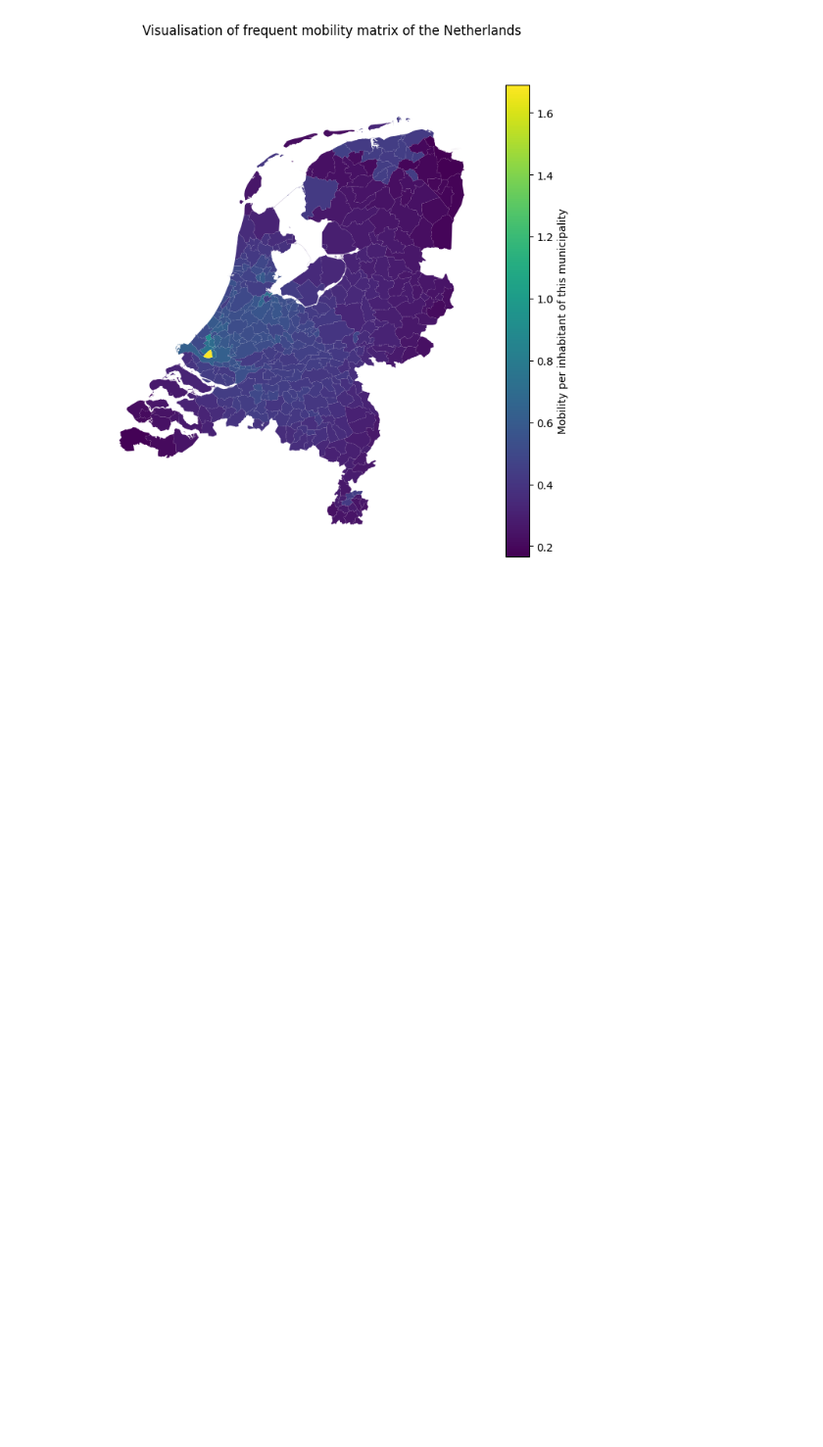
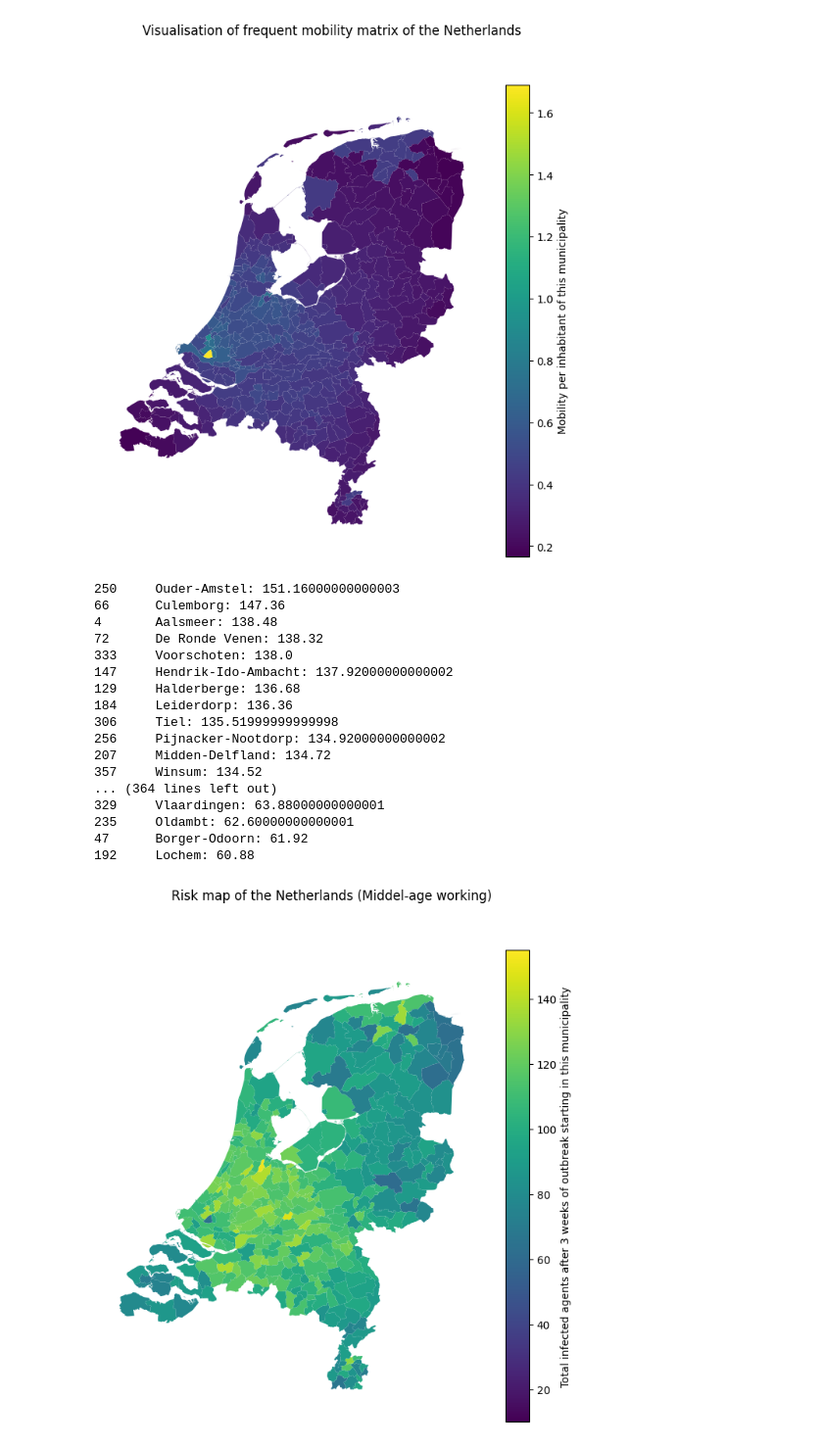
Before and after one commit to larsdekwant/covid-gravity-model, a Jupyter notebook: riskmap.ipynb, the cells around one changed output. Shown at 98% size. Cells and saved outputs as stored; diff of their text form; code cells hidden in the pictures; blank space fills up the shorter version.

Commit message:
cleanup results of riskmap

```diff
--- a/riskmap.ipynb
+++ b/riskmap.ipynb
@@ -986,3 +992,40 @@ for loc in range(380):
 create_spatial_plot(mobility_map, 'Visualisation of frequent mobility matrix of the Netherlands', 'Mobility per inhabitant of this municipality')
 # %% [output]
 [figure]
+# %%
+demo = 5
+
+loc_name = np.array(pd.read_pickle(os.path.normpath('cluster/results/Gemeenten.pkl'))).T[0]
+
+infected_per_municipality = np.load(os.getcwd() + f'/cluster/results/{demo}/High/Infected_Per_Municipality_{demo}.npy')
+#infected_per_municipality = risk_map
+n_municipalities = infected_per_municipality.shape[0]
+t_max = infected_per_municipality.shape[1]
+risk_data = np.zeros(n_municipalities)
+for i in range(n_municipalities):
+    risk_data[i] = np.sum(infected_per_municipality[i, t_max-1])
+
+for loc in np.argsort(risk_data)[::-1]:
+    print(str(loc) + '\t' + loc_name[loc] + ': ' + str(risk_data[loc]))
+
+
+create_spatial_plot(risk_data, 'Risk map of the Netherlands (Middel-age working)', 'Total infected agents after 3 weeks of outbreak starting in this municipality', 10, 155)
+# %% [output]
+250     Ouder-Amstel: 151.16000000000003
+66      Culemborg: 147.36
+4       Aalsmeer: 138.48
+72      De Ronde Venen: 138.32
+333     Voorschoten: 138.0
+147     Hendrik-Ido-Ambacht: 137.92000000000002
+129     Halderberge: 136.68
+184     Leiderdorp: 136.36
+306     Tiel: 135.51999999999998
+256     Pijnacker-Nootdorp: 134.92000000000002
+207     Midden-Delfland: 134.72
+357     Winsum: 134.52
+... (364 lines left out)
+329     Vlaardingen: 63.88000000000001
+235     Oldambt: 62.60000000000001
+47      Borger-Odoorn: 61.92
+192     Lochem: 60.88
+[figure, added]
```
Also changed, not shown: parts of 3 cells of this notebook.
